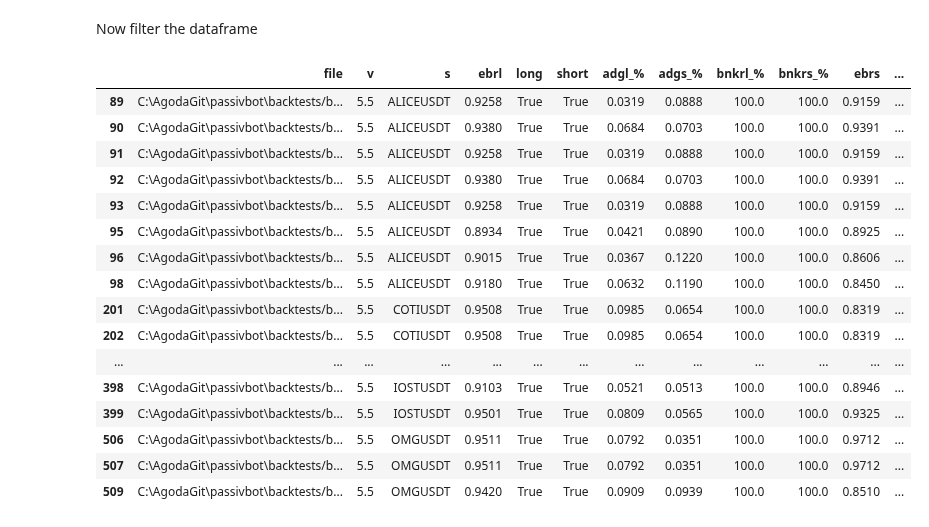
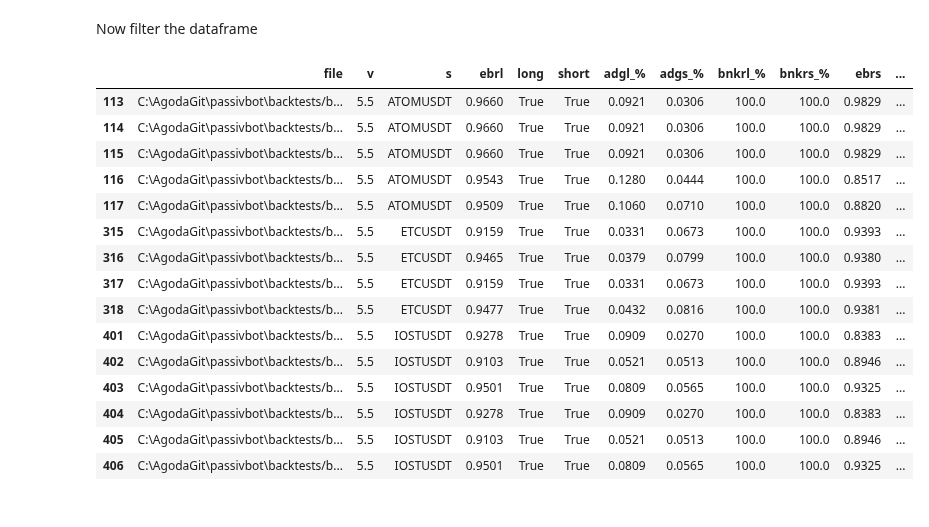
Before and after one commit to shroukkhan/passivbot, a Jupyter notebook: analyze_result.ipynb, the cells around one changed output. Drawn from its saved outputs; the diff is of its cells as text; code cells hidden in the pictures.

```diff
--- a/analyze_result.ipynb
+++ b/analyze_result.ipynb
@@ -82,50 +82,49 @@ allowed_symbols = ["ETHUSDT", "XRPUSDT", "1000SHIBUSDT", "DOGEUSDT", "ADAUSDT",
                    "CELRUSDT", "SXPUSDT", "1INCHUSDT", "SRMUSDT", "COTIUSDT",
                    "ZECUSDT", "QTUMUSDT", "GRTUSDT", "DENTUSDT", "SFPUSDT",
                    "STORJUSDT", "IOTAUSDT", "HOTUSDT", "NEOUSDT", "COMPUSDT",
                    "LINAUSDT", "KAVAUSDT", "BATUSDT", "WAVESUSDT", "IOSTUSDT",
                    "ALPHAUSDT", "RLCUSDT", "HBARUSDT", "DODOUSDT", "XMRUSDT",
                    "SNXUSDT", "ANKRUSDT", "DASHUSDT", "REEFUSDT", "ZENUSDT",
                    "CVCUSDT", "RENUSDT", "ICXUSDT", "RSRUSDT", "SKLUSDT",
                    "NKNUSDT", "BELUSDT", "ONTUSDT", "OGNUSDT", "BLZUSDT",
                    "MTLUSDT", "CTKUSDT", "RVNUSDT", "LITUSDT", "MKRUSDT",
                    "OCEANUSDT", "ZILUSDT", "UNFIUSDT", "BANDUSDT", "YFIIUSDT",
                    "TOMOUSDT", "TRBUSDT", "KNCUSDT", "STMXUSDT", "ZRXUSDT",
                    "SCUSDT", "AKROUSDT", "XEMUSDT", "FLMUSDT", "BALUSDT",
                    "BTSUSDT", "DGBUSDT", "DEFIUSDT"]
 
-allowed_symbols = ["OMGUSDT", "COTIUSDT", "ALICEUSDT","IOSTUSDT","ETCUSDT","GRTUSDT"]
+allowed_symbols = ["IOSTUSDT","ETCUSDT","ATOMUSDT"]
 big_data['adgt_%'] = big_data['adgl_%']+big_data['adgs_%']
 df = big_data[(big_data.s.isin(allowed_symbols))
               & (big_data['long'] == True)
               & (big_data['short'] == True)
               & (big_data['adgt_%'] > 0.1 )
               & (big_data['bnkrl_%'] > 95.0)
               & (big_data['bnkrs_%'] > 95.0)
               & (big_data['v'] == '5.5')
 
     # & (big_data['tg_%'] > 10)
     # & (big_data['ebr'] > .85)
               ]
 #df['total_adg'] = big_data['adgl_%'] + big_data['adgs_%']
 df
 # %% [output]
 |  | file | v | s | ebrl | long | short | adgl_% | adgs_% | bnkrl_% | bnkrs_% | ebrs | ... |
-| 89 | C:\AgodaGit\passivbot\backtests/b... | 5.5 | ALICEUSDT | 0.9258 | True | True | 0.0319 | 0.0888 | 100.0 | 100.0 | 0.9159 | ... |
-| 90 | C:\AgodaGit\passivbot\backtests/b... | 5.5 | ALICEUSDT | 0.9380 | True | True | 0.0684 | 0.0703 | 100.0 | 100.0 | 0.9391 | ... |
-| 91 | C:\AgodaGit\passivbot\backtests/b... | 5.5 | ALICEUSDT | 0.9258 | True | True | 0.0319 | 0.0888 | 100.0 | 100.0 | 0.9159 | ... |
-| 92 | C:\AgodaGit\passivbot\backtests/b... | 5.5 | ALICEUSDT | 0.9380 | True | True | 0.0684 | 0.0703 | 100.0 | 100.0 | 0.9391 | ... |
-| 93 | C:\AgodaGit\passivbot\backtests/b... | 5.5 | ALICEUSDT | 0.9258 | True | True | 0.0319 | 0.0888 | 100.0 | 100.0 | 0.9159 | ... |
-| 95 | C:\AgodaGit\passivbot\backtests/b... | 5.5 | ALICEUSDT | 0.8934 | True | True | 0.0421 | 0.0890 | 100.0 | 100.0 | 0.8925 | ... |
-| 96 | C:\AgodaGit\passivbot\backtests/b... | 5.5 | ALICEUSDT | 0.9015 | True | True | 0.0367 | 0.1220 | 100.0 | 100.0 | 0.8606 | ... |
-| 98 | C:\AgodaGit\passivbot\backtests/b... | 5.5 | ALICEUSDT | 0.9180 | True | True | 0.0632 | 0.1190 | 100.0 | 100.0 | 0.8450 | ... |
-| 201 | C:\AgodaGit\passivbot\backtests/b... | 5.5 | COTIUSDT | 0.9508 | True | True | 0.0985 | 0.0654 | 100.0 | 100.0 | 0.8319 | ... |
-| 202 | C:\AgodaGit\passivbot\backtests/b... | 5.5 | COTIUSDT | 0.9508 | True | True | 0.0985 | 0.0654 | 100.0 | 100.0 | 0.8319 | ... |
-| ... | ... | ... | ... | ... | ... | ... | ... | ... | ... | ... | ... | ... |
-| 398 | C:\AgodaGit\passivbot\backtests/b... | 5.5 | IOSTUSDT | 0.9103 | True | True | 0.0521 | 0.0513 | 100.0 | 100.0 | 0.8946 | ... |
-| 399 | C:\AgodaGit\passivbot\backtests/b... | 5.5 | IOSTUSDT | 0.9501 | True | True | 0.0809 | 0.0565 | 100.0 | 100.0 | 0.9325 | ... |
-| 506 | C:\AgodaGit\passivbot\backtests/b... | 5.5 | OMGUSDT | 0.9511 | True | True | 0.0792 | 0.0351 | 100.0 | 100.0 | 0.9712 | ... |
-| 507 | C:\AgodaGit\passivbot\backtests/b... | 5.5 | OMGUSDT | 0.9511 | True | True | 0.0792 | 0.0351 | 100.0 | 100.0 | 0.9712 | ... |
-| 509 | C:\AgodaGit\passivbot\backtests/b... | 5.5 | OMGUSDT | 0.9420 | True | True | 0.0909 | 0.0939 | 100.0 | 100.0 | 0.8510 | ... |
+| 113 | C:\AgodaGit\passivbot\backtests/b... | 5.5 | ATOMUSDT | 0.9660 | True | True | 0.0921 | 0.0306 | 100.0 | 100.0 | 0.9829 | ... |
+| 114 | C:\AgodaGit\passivbot\backtests/b... | 5.5 | ATOMUSDT | 0.9660 | True | True | 0.0921 | 0.0306 | 100.0 | 100.0 | 0.9829 | ... |
+| 115 | C:\AgodaGit\passivbot\backtests/b... | 5.5 | ATOMUSDT | 0.9660 | True | True | 0.0921 | 0.0306 | 100.0 | 100.0 | 0.9829 | ... |
+| 116 | C:\AgodaGit\passivbot\backtests/b... | 5.5 | ATOMUSDT | 0.9543 | True | True | 0.1280 | 0.0444 | 100.0 | 100.0 | 0.8517 | ... |
+| 117 | C:\AgodaGit\passivbot\backtests/b... | 5.5 | ATOMUSDT | 0.9509 | True | True | 0.1060 | 0.0710 | 100.0 | 100.0 | 0.8820 | ... |
+| 315 | C:\AgodaGit\passivbot\backtests/b... | 5.5 | ETCUSDT | 0.9159 | True | True | 0.0331 | 0.0673 | 100.0 | 100.0 | 0.9393 | ... |
+| 316 | C:\AgodaGit\passivbot\backtests/b... | 5.5 | ETCUSDT | 0.9465 | True | True | 0.0379 | 0.0799 | 100.0 | 100.0 | 0.9380 | ... |
+| 317 | C:\AgodaGit\passivbot\backtests/b... | 5.5 | ETCUSDT | 0.9159 | True | True | 0.0331 | 0.0673 | 100.0 | 100.0 | 0.9393 | ... |
+| 318 | C:\AgodaGit\passivbot\backtests/b... | 5.5 | ETCUSDT | 0.9477 | True | True | 0.0432 | 0.0816 | 100.0 | 100.0 | 0.9381 | ... |
+| 401 | C:\AgodaGit\passivbot\backtests/b... | 5.5 | IOSTUSDT | 0.9278 | True | True | 0.0909 | 0.0270 | 100.0 | 100.0 | 0.8383 | ... |
+| 402 | C:\AgodaGit\passivbot\backtests/b... | 5.5 | IOSTUSDT | 0.9103 | True | True | 0.0521 | 0.0513 | 100.0 | 100.0 | 0.8946 | ... |
+| 403 | C:\AgodaGit\passivbot\backtests/b... | 5.5 | IOSTUSDT | 0.9501 | True | True | 0.0809 | 0.0565 | 100.0 | 100.0 | 0.9325 | ... |
+| 404 | C:\AgodaGit\passivbot\backtests/b... | 5.5 | IOSTUSDT | 0.9278 | True | True | 0.0909 | 0.0270 | 100.0 | 100.0 | 0.8383 | ... |
+| 405 | C:\AgodaGit\passivbot\backtests/b... | 5.5 | IOSTUSDT | 0.9103 | True | True | 0.0521 | 0.0513 | 100.0 | 100.0 | 0.8946 | ... |
+| 406 | C:\AgodaGit\passivbot\backtests/b... | 5.5 | IOSTUSDT | 0.9501 | True | True | 0.0809 | 0.0565 | 100.0 | 100.0 | 0.9325 | ... |
 # %%
 df.drop_duplicates(subset=['s', 'tgl_%','tgs_%','adgl_%','adgs_%','adgt_%', 'bnkrl_%', 'bnkrs_%', 'ebrl', 'ebrs', 'long', 'short'], keep='first',
                    inplace=True)
```
Also changed, not shown: parts of 2 cells of this notebook, 5 other files.
